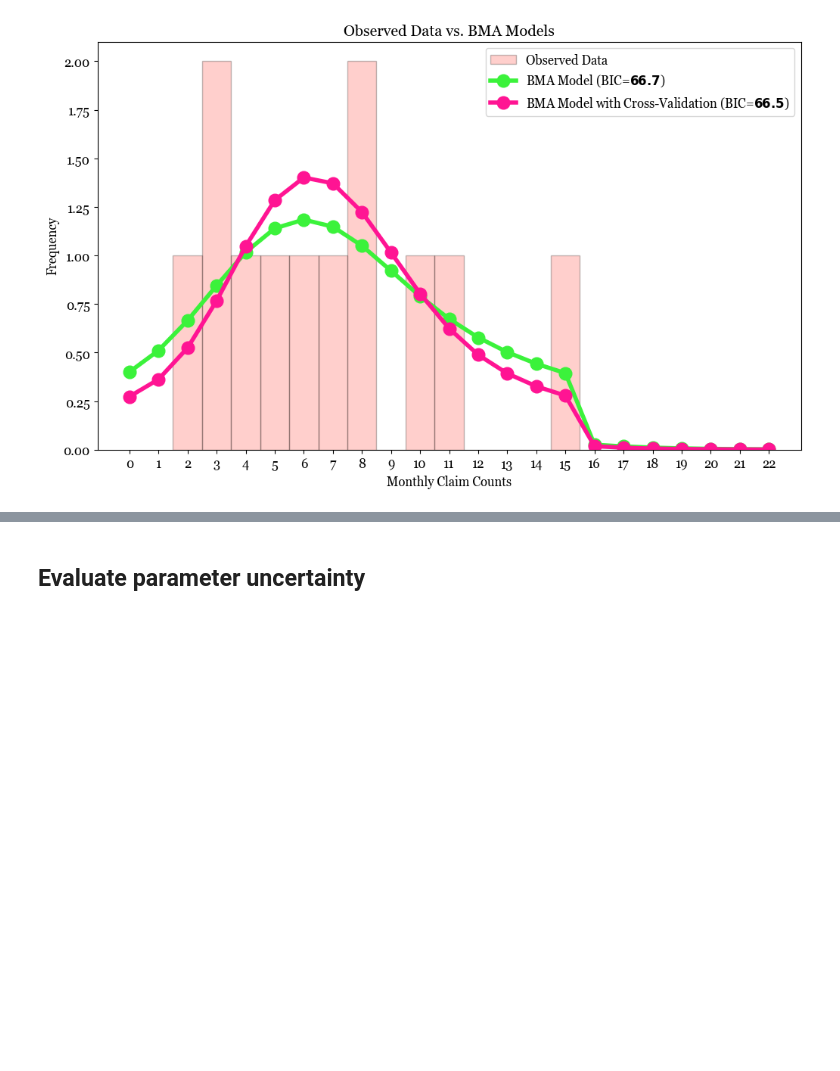
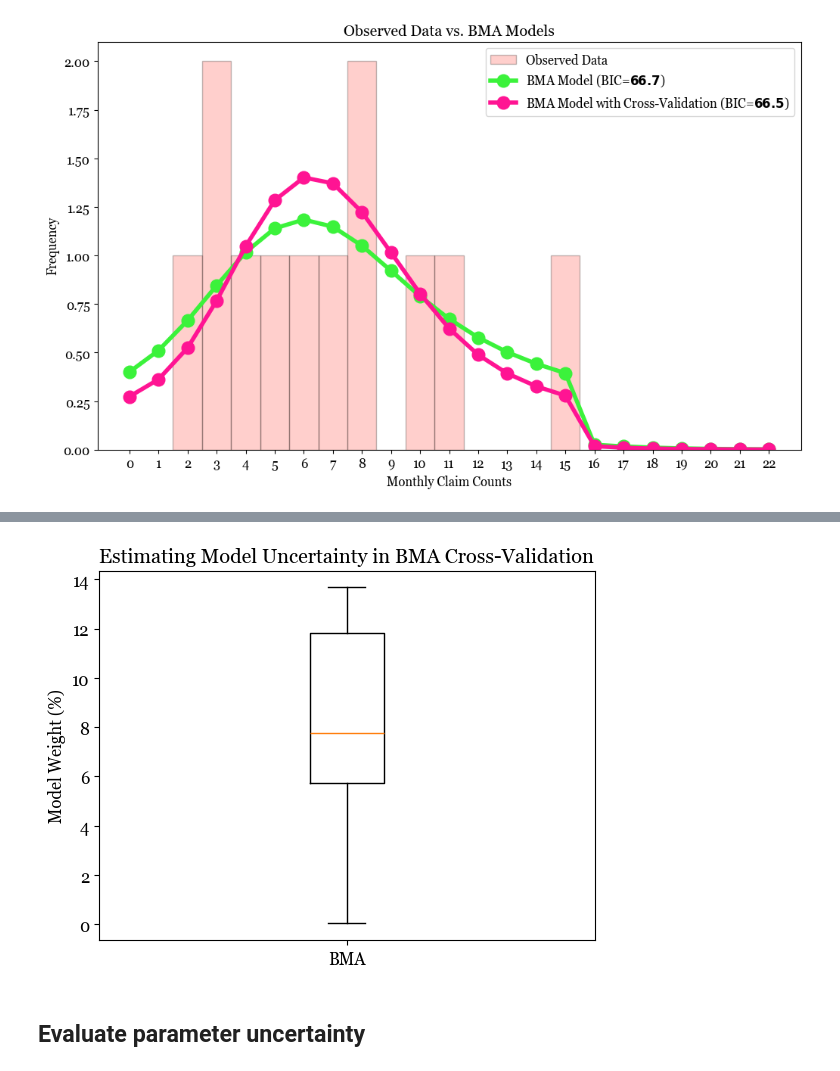
Before and after one commit to AlexFiliakov/bayesian-case-study, a Jupyter notebook: bayesian_case_study.ipynb, the cells around one changed output, grey strips where cells are left out. Cells and saved outputs as stored; diff of their text form; code cells hidden in the pictures; blank space fills up the shorter version.

```diff
--- a/bayesian_case_study.ipynb
+++ b/bayesian_case_study.ipynb
@@ -266,3 +266,20 @@ plt.show()
+# %%
+# Set the font properties
+plt.rcParams['font.family'] = 'Georgia'
+plt.rcParams['font.size'] = 12
+
+# Plot the box plot
+plt.boxplot(weights_bma_cv * 100, tick_labels=['BMA'])
+
+# Label the axes
+plt.ylabel('Model Weight (%)')
+plt.title('Estimating Model Uncertainty in BMA Cross-Validation')
+plt.tick_params(axis='both', which='major', labelsize=12)
+
+# Show the plot
+plt.show()
+# %% [output]
+[figure, added]
 # %% [markdown]
 ## Evaluate parameter uncertainty
 # %%
```
Also changed, not shown: parts of 6 cells of this notebook, 6 other files.
